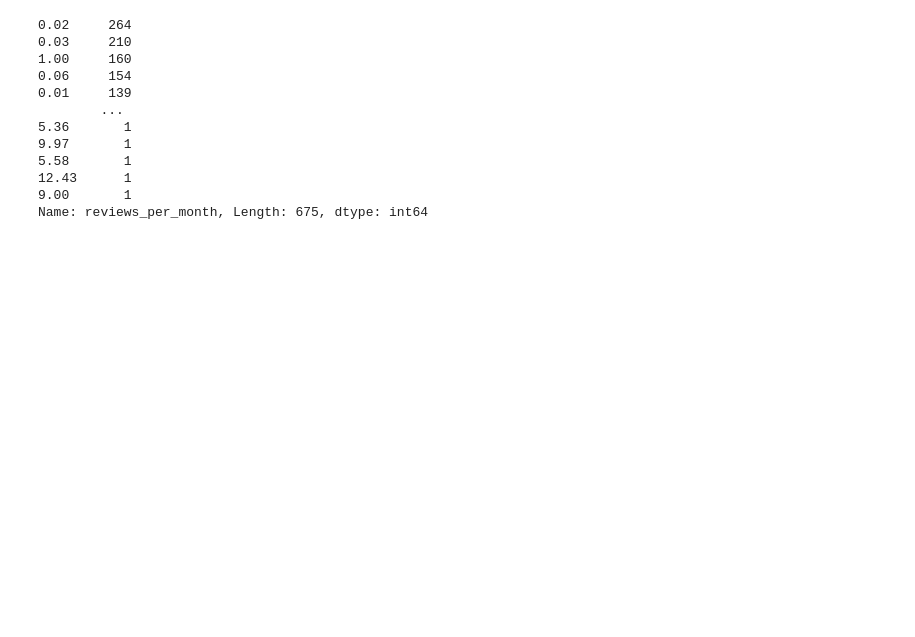
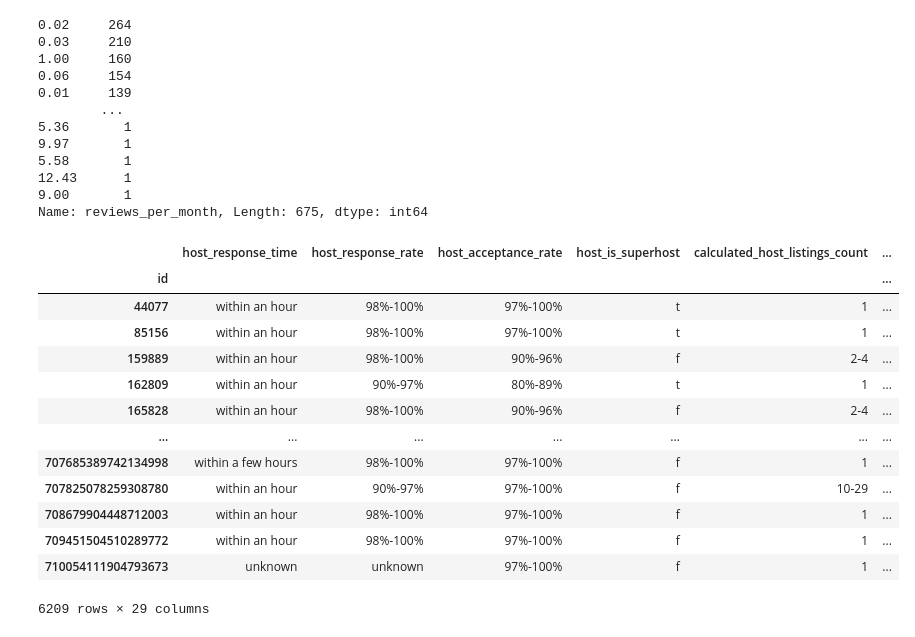
Before and after one commit to Eytins/AirbnbPrediction, a Jupyter notebook: preprocess_listings.ipynb, the cells around one changed output. Saved outputs shown, nothing was run; the diff lists cells and outputs as text; code cells hidden in the pictures; blank space fills up the shorter version.

```diff
--- a/preprocess_listings.ipynb
+++ b/preprocess_listings.ipynb
@@ -600,7 +625,22 @@ listings['review_scores_rating'].isna().sum()
 # %% [output]
 1357
 # %%
-listings = listings.dropna(subset=['review_scores_rating'])
-listings['review_scores_rating'].isna().sum()
+listings = listings.dropna(subset=['first_review'])
+result = result.dropna(subset=['first_review'])
+result['first_review'].isna().sum()
 # %% [output]
 0
+# %%
+# Change the date into the time gap between the date and 2022-11-12
+from datetime import datetime
+
+
+def count_days(x):
+    file_time = datetime.strptime('2022-11-12', '%Y-%m-%d')
+    self_time = datetime.strptime(x, '%Y-%m-%d')
+    d = file_time - self_time
+    return d.days
+
+
+result['first_review'] = result['first_review'].apply(lambda x: count_days(x), 1)
+result['first_review']
@@ -607,5 +661,6 @@ listings['review_scores_rating'].isna().sum()
 # %%
 # Process instant_bookable
+result['instant_bookable'] = listings['instant_bookable']
 listings['instant_bookable'].value_counts(dropna=False)
 # %% [output]
 f    3936
@@ -613,6 +668,7 @@ t    2273
 Name: instant_bookable, dtype: int64
 # %%
 # Process reviews_per_month
+result['reviews_per_month'] = listings['reviews_per_month']
 listings['reviews_per_month'].value_counts(dropna=False)
 # %% [output]
 0.02     264
@@ -627,3 +683,27 @@ listings['reviews_per_month'].value_counts(dropna=False)
 12.43      1
 9.00       1
 Name: reviews_per_month, Length: 675, dtype: int64
+# %%
+result['review_scores_rating'] = listings['review_scores_rating']
+result['review_scores_value'] = listings['review_scores_value']
+result['review_scores_checkin'] = listings['review_scores_checkin']
+result['review_scores_accuracy'] = listings['review_scores_accuracy']
+result['review_scores_location'] = listings['review_scores_location']
+result['review_scores_cleanliness'] = listings['review_scores_cleanliness']
+result['review_scores_communication'] = listings['review_scores_communication']
+result
+# %% [output]
+|  | host_response_time | host_response_rate | host_acceptance_rate | host_is_superhost | calculated_host_listings_count | ... |
+| id |  |  |  |  |  | ... |
+| 44077 | within an hour | 98%-100% | 97%-100% | t | 1 | ... |
+| 85156 | within an hour | 98%-100% | 97%-100% | t | 1 | ... |
+| 159889 | within an hour | 98%-100% | 90%-96% | f | 2-4 | ... |
+| 162809 | within an hour | 90%-97% | 80%-89% | t | 1 | ... |
+| 165828 | within an hour | 98%-100% | 90%-96% | f | 2-4 | ... |
+| ... | ... | ... | ... | ... | ... | ... |
+| 707685389742134998 | within a few hours | 98%-100% | 97%-100% | f | 1 | ... |
+| 707825078259308780 | within an hour | 90%-97% | 97%-100% | f | 10-29 | ... |
+| 708679904448712003 | within an hour | 98%-100% | 97%-100% | f | 1 | ... |
+| 709451504510289772 | within an hour | 98%-100% | 97%-100% | f | 1 | ... |
+| 710054111904793673 | unknown | unknown | 97%-100% | f | 1 | ... |
+6209 rows × 29 columns
```
Also changed, not shown: parts of 25 cells of this notebook, 8 other files.
